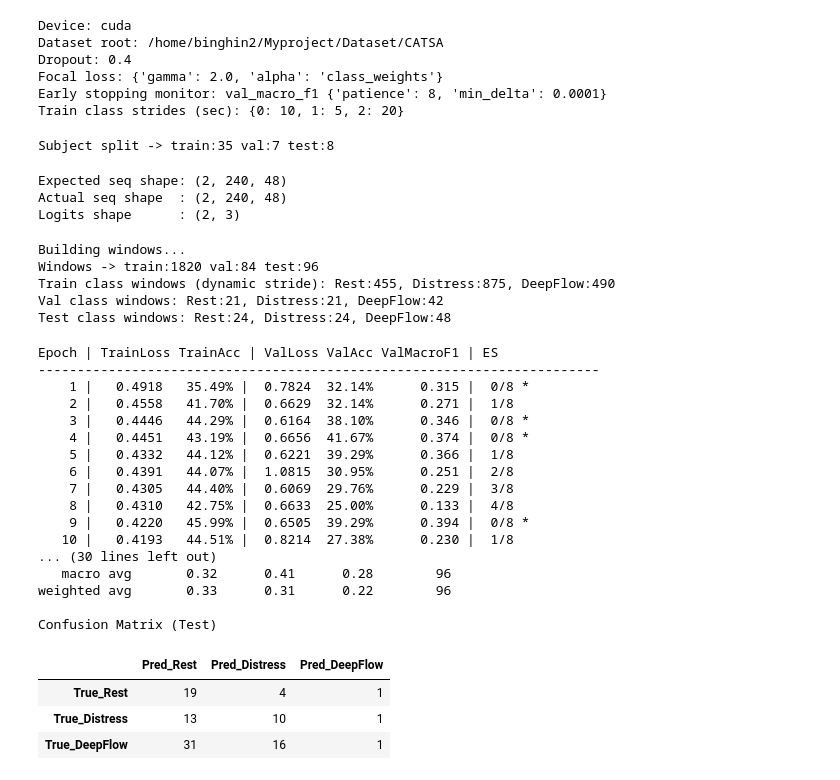
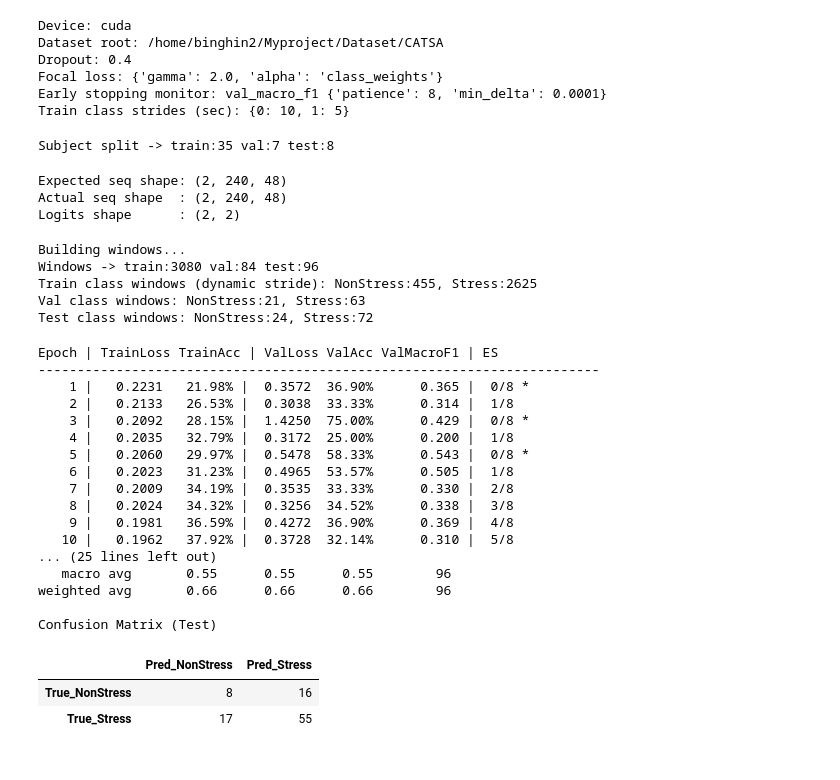
Before and after one commit to binghin2/Research, a Jupyter notebook: CATSA/Train/CNN-TF/CNN_TF.ipynb, the cells around one changed output. Saved outputs shown, nothing was run; the diff lists cells and outputs as text; code cells hidden in the pictures.

```diff
--- a/CATSA/Train/CNN-TF/CNN_TF.ipynb
+++ b/CATSA/Train/CNN-TF/CNN_TF.ipynb
@@ -44,20 +42,19 @@ DATASET_ROOT = Path('/home/binghin2/Myproject/Dataset/CATSA')
 
 TASK_TO_CLASS = {
     'Baseline': 0,
+    'Logic': 1,
+    'Sudoku': 1,
     'Stroop': 1,
-    'Logic': 2,
-    'Sudoku': 2,
 }
-CLASS_NAMES = ['Rest', 'Distress', 'DeepFlow']
+CLASS_NAMES = ['NonStress', 'Stress']
 
 WINDOW_SEC = 60
 STRIDE_SEC_EVAL = 60
 
 # Dynamic stride for train split (class-wise balancing)
 TRAIN_CLASS_STRIDE_SEC = {
-    0: 10,  # Rest
-    1: 5,   # Distress (oversample)
-    2: 20,  # DeepFlow (undersample)
+    0: 10,  # Non-Stress
+    1: 5,   # Stress (oversample)
 }
 
 # Native sampling rates
@@ -106,7 +103,7 @@ Dataset root: /home/binghin2/Myproject/Dataset/CATSA
 Dropout: 0.4
 Focal loss: {'gamma': 2.0, 'alpha': 'class_weights'}
 Early stopping monitor: val_macro_f1 {'patience': 8, 'min_delta': 0.0001}
-Train class strides (sec): {0: 10, 1: 5, 2: 20}
+Train class strides (sec): {0: 10, 1: 5}
 # %%
 def read_csv_array(path: Path) -> np.ndarray:
     return pd.read_csv(path).values.astype(np.float32)
@@ -314,7 +311,7 @@ class MultiBranchCNNTransformer(nn.Module):
       cat -> (B, 48, 240)
       permute -> (B, 240, 48)
     """
-    def __init__(self, n_classes=3, d_model=48, nhead=8, nlayer=2, ff_dim=192, dropout=0.4):
+    def __init__(self, n_classes=2, d_model=48, nhead=8, nlayer=2, ff_dim=192, dropout=0.4):
         super().__init__()
 
         self.acc_branch = nn.Sequential(
@@ -384,7 +381,7 @@ with torch.no_grad():
 # %% [output]
 Expected seq shape: (2, 240, 48)
 Actual seq shape  : (2, 240, 48)
-Logits shape      : (2, 3)
+Logits shape      : (2, 2)
 # %%
 def fit_channel_stats(train_windows, key):
     """Compute per-channel mean/std from training windows (channel-first)."""
@@ -404,7 +401,9 @@ def apply_channel_stats(windows, stats):
     return out
 
 
-def class_weights_from_windows(train_windows, n_classes=3):
+def class_weights_from_windows(train_windows, n_classes=None):
+    if n_classes is None:
+        n_classes = len(CLASS_NAMES)
     y = np.array([w['y'] for w in train_windows], dtype=np.int64)
     cnt = np.bincount(y, minlength=n_classes).astype(np.float32)
     total = cnt.sum()
@@ -489,8 +488,8 @@ def run_training():
     val_loader = DataLoader(CATSAMultiModalDataset(va_win), batch_size=BATCH_SIZE, shuffle=False, num_workers=2)
     test_loader = DataLoader(CATSAMultiModalDataset(te_win), batch_size=BATCH_SIZE, shuffle=False, num_workers=2)
 
-    model = MultiBranchCNNTransformer(n_classes=3, dropout=DROPOUT).to(DEVICE)
-    class_weights = class_weights_from_windows(tr_win, n_classes=3).to(DEVICE)
+    model = MultiBranchCNNTransformer(n_classes=len(CLASS_NAMES), dropout=DROPOUT).to(DEVICE)
+    class_weights = class_weights_from_windows(tr_win, n_classes=len(CLASS_NAMES)).to(DEVICE)
     criterion = FocalLoss(alpha=class_weights, gamma=FOCAL_GAMMA)
     optimizer = torch.optim.AdamW(model.parameters(), lr=LR, weight_decay=WEIGHT_DECAY)
     scheduler = torch.optim.lr_scheduler.CosineAnnealingLR(optimizer, T_max=EPOCHS)
@@ -553,55 +552,55 @@ def run_training():
             break
 
     print('\nBest val macro-F1:', f'{best_val_macro_f1:.3f}')
     print('Best val acc     :', f'{best_val_acc:.2%}')
     print('Best val loss    :', f'{best_val_loss:.4f}')
     if best_state is not None:
         model.load_state_dict(best_state)
 
     te_loss, te_acc, te_macro_f1, te_pred, te_true = eval_model(model, test_loader, criterion, DEVICE)
     print('Test loss         :', f'{te_loss:.4f}')
     print('Test acc          :', f'{te_acc:.2%}')
     print('Test macro-F1     :', f'{te_macro_f1:.3f}')
 
     print('\nClassification Report (Test)')
     print(classification_report(te_true, te_pred, target_names=CLASS_NAMES, zero_division=0))
 
-    cm = confusion_matrix(te_true, te_pred, labels=[0, 1, 2])
+    labels = list(range(len(CLASS_NAMES)))
+    cm = confusion_matrix(te_true, te_pred, labels=labels)
     cm_df = pd.DataFrame(cm, index=[f'True_{c}' for c in CLASS_NAMES], columns=[f'Pred_{c}' for c in CLASS_NAMES])
     print('Confusion Matrix (Test)')
     display(cm_df)
 
     return model
 
 
 model = run_training()
 # %% [output]
 Building windows...
-Windows -> train:1820 val:84 test:96
-Train class windows (dynamic stride): Rest:455, Distress:875, DeepFlow:490
-Val class windows: Rest:21, Distress:21, DeepFlow:42
-Test class windows: Rest:24, Distress:24, DeepFlow:48
+Windows -> train:3080 val:84 test:96
+Train class windows (dynamic stride): NonStress:455, Stress:2625
+Val class windows: NonStress:21, Stress:63
+Test class windows: NonStress:24, Stress:72
 Epoch | TrainLoss TrainAcc | ValLoss ValAcc ValMacroF1 | ES
 ------------------------------------------------------------------------
-    1 |   0.4918   35.49% |  0.7824  32.14%      0.315 |  0/8 *
-    2 |   0.4558   41.70% |  0.6629  32.14%      0.271 |  1/8
-    3 |   0.4446   44.29% |  0.6164  38.10%      0.346 |  0/8 *
-    4 |   0.4451   43.19% |  0.6656  41.67%      0.374 |  0/8 *
-    5 |   0.4332   44.12% |  0.6221  39.29%      0.366 |  1/8
-    6 |   0.4391   44.07% |  1.0815  30.95%      0.251 |  2/8
-    7 |   0.4305   44.40% |  0.6069  29.76%      0.229 |  3/8
-    8 |   0.4310   42.75% |  0.6633  25.00%      0.133 |  4/8
-    9 |   0.4220   45.99% |  0.6505  39.29%      0.394 |  0/8 *
-   10 |   0.4193   44.51% |  0.8214  27.38%      0.230 |  1/8
-... (30 lines left out)
-   macro avg       0.32      0.41      0.28        96
-weighted avg       0.33      0.31      0.22        96
+    1 |   0.2231   21.98% |  0.3572  36.90%      0.365 |  0/8 *
+    2 |   0.2133   26.53% |  0.3038  33.33%      0.314 |  1/8
+    3 |   0.2092   28.15% |  1.4250  75.00%      0.429 |  0/8 *
+    4 |   0.2035   32.79% |  0.3172  25.00%      0.200 |  1/8
+    5 |   0.2060   29.97% |  0.5478  58.33%      0.543 |  0/8 *
+    6 |   0.2023   31.23% |  0.4965  53.57%      0.505 |  1/8
+    7 |   0.2009   34.19% |  0.3535  33.33%      0.330 |  2/8
+    8 |   0.2024   34.32% |  0.3256  34.52%      0.338 |  3/8
+    9 |   0.1981   36.59% |  0.4272  36.90%      0.369 |  4/8
+   10 |   0.1962   37.92% |  0.3728  32.14%      0.310 |  5/8
+... (25 lines left out)
+   macro avg       0.55      0.55      0.55        96
+weighted avg       0.66      0.66      0.66        96
 
 Confusion Matrix (Test)
-|  | Pred_Rest | Pred_Distress | Pred_DeepFlow |
-| True_Rest | 19 | 4 | 1 |
-| True_Distress | 13 | 10 | 1 |
-| True_DeepFlow | 31 | 16 | 1 |
+|  | Pred_NonStress | Pred_Stress |
+| True_NonStress | 8 | 16 |
+| True_Stress | 17 | 55 |
 # %%
 # Save trained model checkpoint
 from pathlib import Path
```
Also changed, not shown: parts of 3 cells of this notebook, 19 other files.
